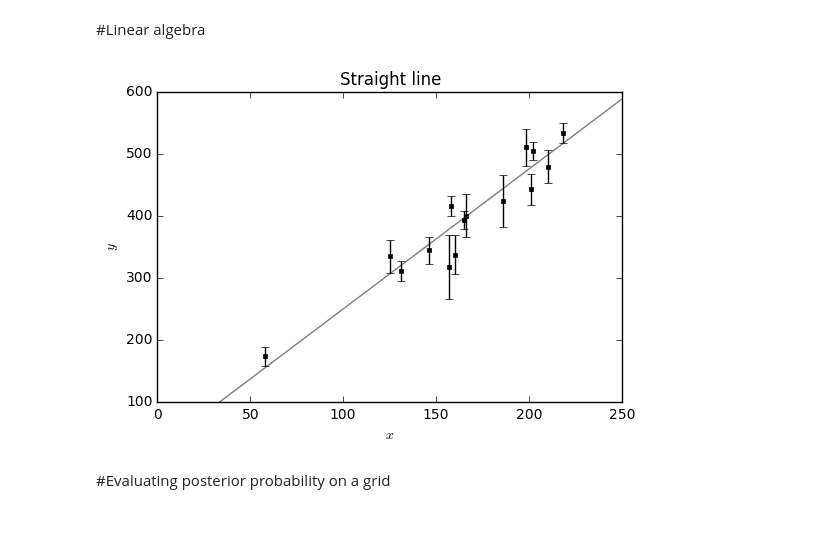
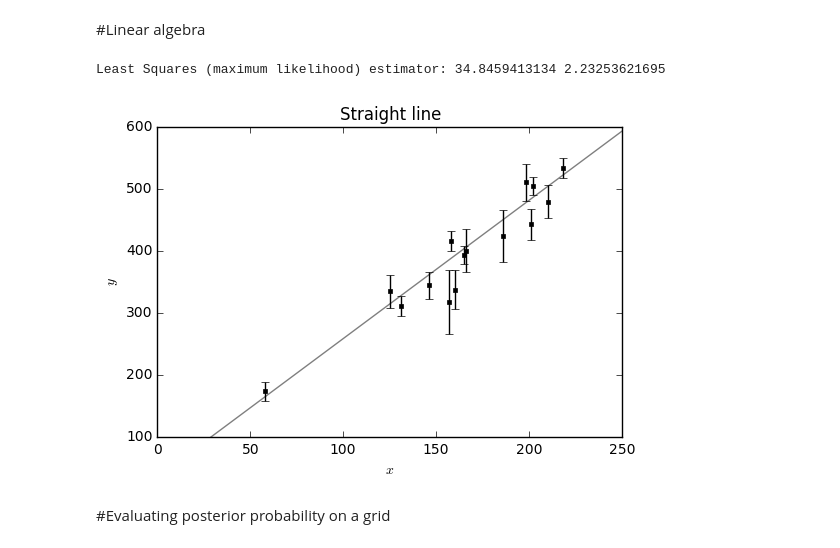
Before and after one commit to dstndstn/LearningInference, a Jupyter notebook: straightline.ipynb, the cells around one changed output. Drawn from its saved outputs; the diff is of its cells as text; code cells hidden in the pictures.

```diff
--- a/straightline.ipynb
+++ b/straightline.ipynb
@@ -17,15 +15,18 @@ plot_yerr(x, y, sigmay)
 # %%
 # Linear algebra: weighted least squares
 N = len(x)
-X = np.zeros((N,2))
-X[:,0] = 1
-X[:,1] = x
-theta,nil,nil,nil = np.linalg.lstsq(X/sigmay[:,np.newaxis], y/sigmay)
+A = np.zeros((N,2))
+A[:,0] = 1. / sigmay
+A[:,1] =  x / sigmay
+b = y / sigmay
+theta,nil,nil,nil = np.linalg.lstsq(A, b)
 plot_yerr(x, y, sigmay)
 b_ls,m_ls = theta
+print 'Least Squares (maximum likelihood) estimator:', b_ls,m_ls
 plot_line(m_ls, b_ls);
 # %% [output]
+Least Squares (maximum likelihood) estimator: 34.8459413134 2.23253621695
-[figure, old version]
+[figure, new version]
 # %% [markdown]
 #Evaluating posterior probability on a grid
 # %%
```
Also changed, not shown: parts of 13 cells of this notebook, 1 other file.
